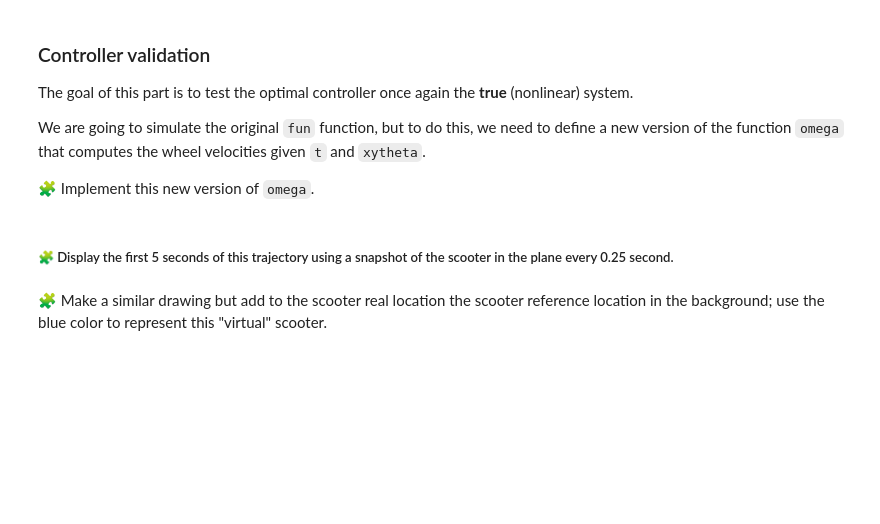
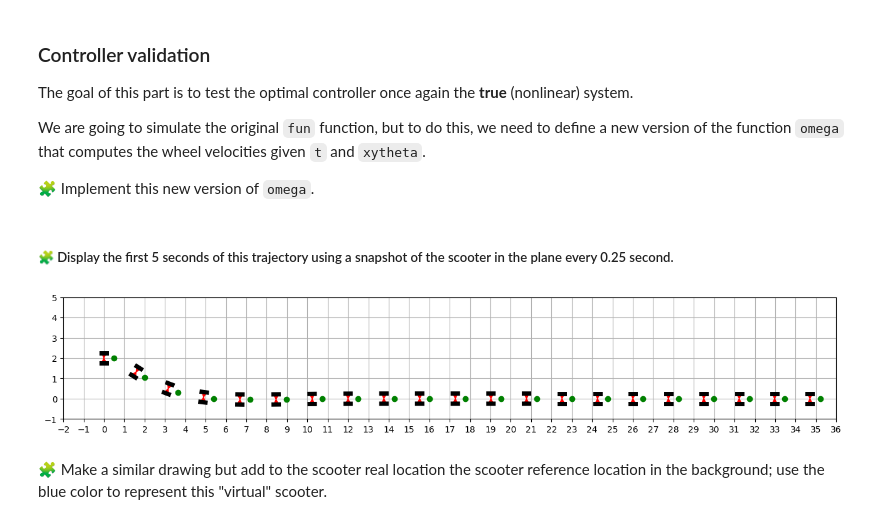
Before and after one commit to ahmedelalaoui142/control-engineering-with-python-project-2023-2024, a Jupyter notebook: Project_part_3.ipynb, the cells around one changed output. Saved outputs shown, nothing was run; the diff lists cells and outputs as text; code cells hidden in the pictures; blank space fills up the shorter version.

```diff
--- a/Project_part_3.ipynb
+++ b/Project_part_3.ipynb
@@ -921,7 +928,30 @@ The goal of this part is to test the optimal controller once again the **true**
 We are going to simulate the original `fun` function, but to do this, we need to define a new version of the function `omega` that computes the wheel velocities given `t` and `xytheta`.
 
 🧩 Implement this new version of `omega`.
+# %%
+def omega(t, xytheta): # for angular velocity
+    dX = xytheta - array([v*t, 0, 0])
+    dOmega_l,dOmega_r = -K@dX
+    left_speed=(dOmega_l +v/r)
+    right_speed=(dOmega_r +v/r)
+    return array([left_speed,right_speed])
 # %% [markdown]
 ##### 🧩 Display the first 5 seconds of this trajectory using a snapshot of the scooter in the plane every 0.25 second.
+# %%
+def scooter_nonlin(t, xytheta):
+    omega_l, omega_r = omega(t, xytheta)
+    x, y, theta = xytheta
+    dx = r * 0.5 * (omega_l + omega_r) * cos(theta)
+    dy = r * 0.5 * (omega_l + omega_r) * sin(theta)
+    dtheta = r * (omega_r - omega_l) / l
+    return array([dx, dy, dtheta])
+
+sol = solve_ivp(fun=fun, t_span=[0, 5], y0=[0, 2, 0], dense_output=True, rtol=1e-6, atol=1e-6)
+draw_arena(-2, 36, -1, 5)
+
+for t in arange(0,5.25,0.25):
+    draw_scooter(sol.sol(t)[0], sol.sol(t)[1], sol.sol(t)[2])
+# %% [output]
+[figure, added]
 # %% [markdown]
 🧩 Make a similar drawing but add to the scooter real location the scooter reference location in the background; use the blue color to represent this "virtual" scooter.
```
Also changed, not shown: parts of 6 cells of this notebook.
